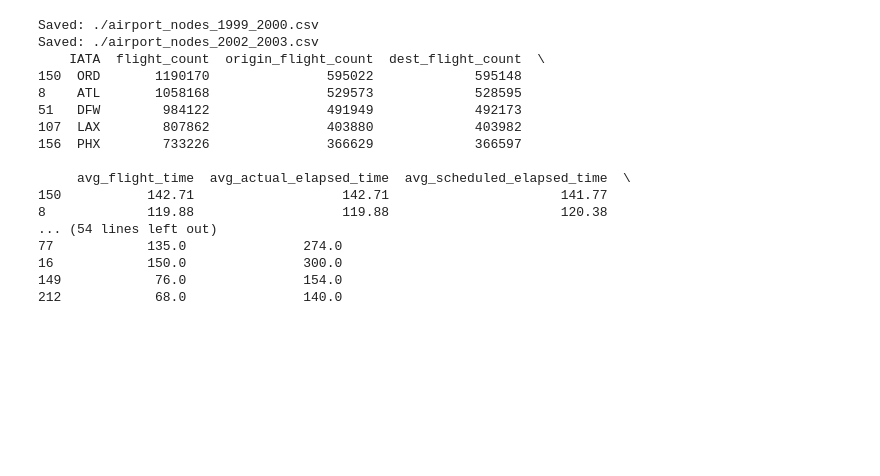
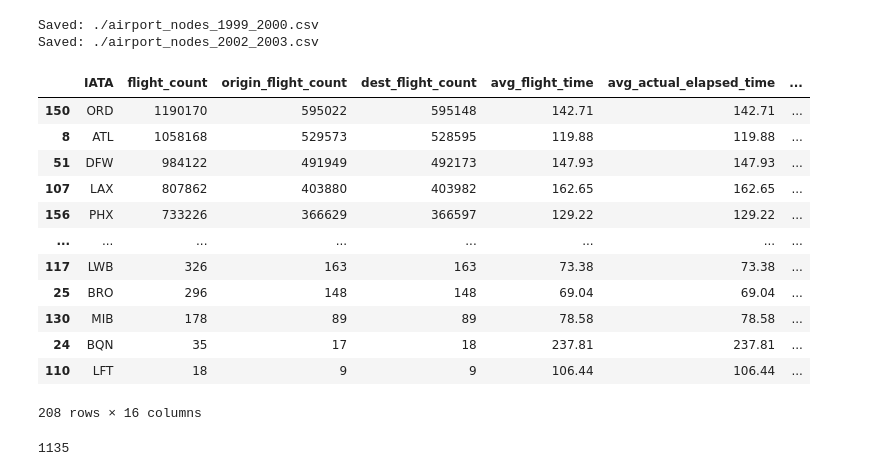
Before and after one commit to Twinbo/Computational-Social-Science-2026, a Jupyter notebook: Final_project/Graph/Graph_analysis.ipynb, the cells around one changed output. Cells and saved outputs as stored; diff of their text form; code cells hidden in the pictures; blank space fills up the shorter version.

```diff
--- a/Final_project/Graph/Graph_analysis.ipynb
+++ b/Final_project/Graph/Graph_analysis.ipynb
@@ -196,37 +196,36 @@ def save_airport_nodes_for_period(files, period_name, output_dir="."):
     print(f"Saved: {output_path}")
 
     return airport_nodes
+
+
+period_1999_2000_files = ["/Users/haseebshafi/Library/CloudStorage/OneDrive-DanmarksTekniskeUniversitet/4. Semester/02467 - ComSocSci/Project/1999.csv", "/Users/haseebshafi/Library/CloudStorage/OneDrive-DanmarksTekniskeUniversitet/4. Semester/02467 - ComSocSci/Project/2000.csv"]
+period_2002_2003_files = ["/Users/haseebshafi/Library/CloudStorage/OneDrive-DanmarksTekniskeUniversitet/4. Semester/02467 - ComSocSci/Project/2002.csv", "/Users/haseebshafi/Library/CloudStorage/OneDrive-DanmarksTekniskeUniversitet/4. Semester/02467 - ComSocSci/Project/2003.csv"]
+
+nodes_1999_2000 = save_airport_nodes_for_period(
+    period_1999_2000_files,
+    "1999-2000"
+)
+
+nodes_2002_2003 = save_airport_nodes_for_period(
+    period_2002_2003_files,
+    "2002-2003"
+)
+# %% [output]
+Saved: ./airport_nodes_1999_2000.csv
+Saved: ./airport_nodes_2002_2003.csv
-# %%
-period_1999_2000_files = ["/Users/haseebshafi/Library/CloudStorage/OneDrive-DanmarksTekniskeUniversitet/4. Semester/02467 - ComSocSci/Project/1999.csv", "/Users/haseebshafi/Library/CloudStorage/OneDrive-DanmarksTekniskeUniversitet/4. Semester/02467 - ComSocSci/Project/2000.csv"]
-period_2002_2003_files = ["/Users/haseebshafi/Library/CloudStorage/OneDrive-DanmarksTekniskeUniversitet/4. Semester/02467 - ComSocSci/Project/2002.csv", "/Users/haseebshafi/Library/CloudStorage/OneDrive-DanmarksTekniskeUniversitet/4. Semester/02467 - ComSocSci/Project/2003.csv"]
-
-nodes_1999_2000 = save_airport_nodes_for_period(
-    period_1999_2000_files,
-    "1999-2000"
-)
-
-nodes_2002_2003 = save_airport_nodes_for_period(
-    period_2002_2003_files,
-    "2002-2003"
-)
-
-print(nodes_1999_2000.head())
-print(nodes_2002_2003.head())
-# %% [output]
-Saved: ./airport_nodes_1999_2000.csv
-Saved: ./airport_nodes_2002_2003.csv
-    IATA  flight_count  origin_flight_count  dest_flight_count  \
-150  ORD       1190170               595022             595148
-8    ATL       1058168               529573             528595
-51   DFW        984122               491949             492173
-107  LAX        807862               403880             403982
-156  PHX        733226               366629             366597
-
-     avg_flight_time  avg_actual_elapsed_time  avg_scheduled_elapsed_time  \
-150           142.71                   142.71                      141.77
-8             119.88                   119.88                      120.38
-... (54 lines left out)
-77            135.0               274.0
-16            150.0               300.0
-149            76.0               154.0
-212            68.0               140.0
+# %%
+nodes_1999_2000
+# %% [output]
+|  | IATA | flight_count | origin_flight_count | dest_flight_count | avg_flight_time | avg_actual_elapsed_time | ... |
+| 150 | ORD | 1190170 | 595022 | 595148 | 142.71 | 142.71 | ... |
+| 8 | ATL | 1058168 | 529573 | 528595 | 119.88 | 119.88 | ... |
+| 51 | DFW | 984122 | 491949 | 492173 | 147.93 | 147.93 | ... |
+| 107 | LAX | 807862 | 403880 | 403982 | 162.65 | 162.65 | ... |
+| 156 | PHX | 733226 | 366629 | 366597 | 129.22 | 129.22 | ... |
+| ... | ... | ... | ... | ... | ... | ... | ... |
+| 117 | LWB | 326 | 163 | 163 | 73.38 | 73.38 | ... |
+| 25 | BRO | 296 | 148 | 148 | 69.04 | 69.04 | ... |
+| 130 | MIB | 178 | 89 | 89 | 78.58 | 78.58 | ... |
+| 24 | BQN | 35 | 17 | 18 | 237.81 | 237.81 | ... |
+| 110 | LFT | 18 | 9 | 9 | 106.44 | 106.44 | ... |
+208 rows × 16 columns
@@ -232,0 +269,4 @@ Saved: ./airport_nodes_2002_2003.csv
+# %%
+len(edges_2002_2003) - len(edges_1999_2000)
+# %% [output]
+1135
```
Also changed, not shown: parts of 11 cells of this notebook, 2 other files.
